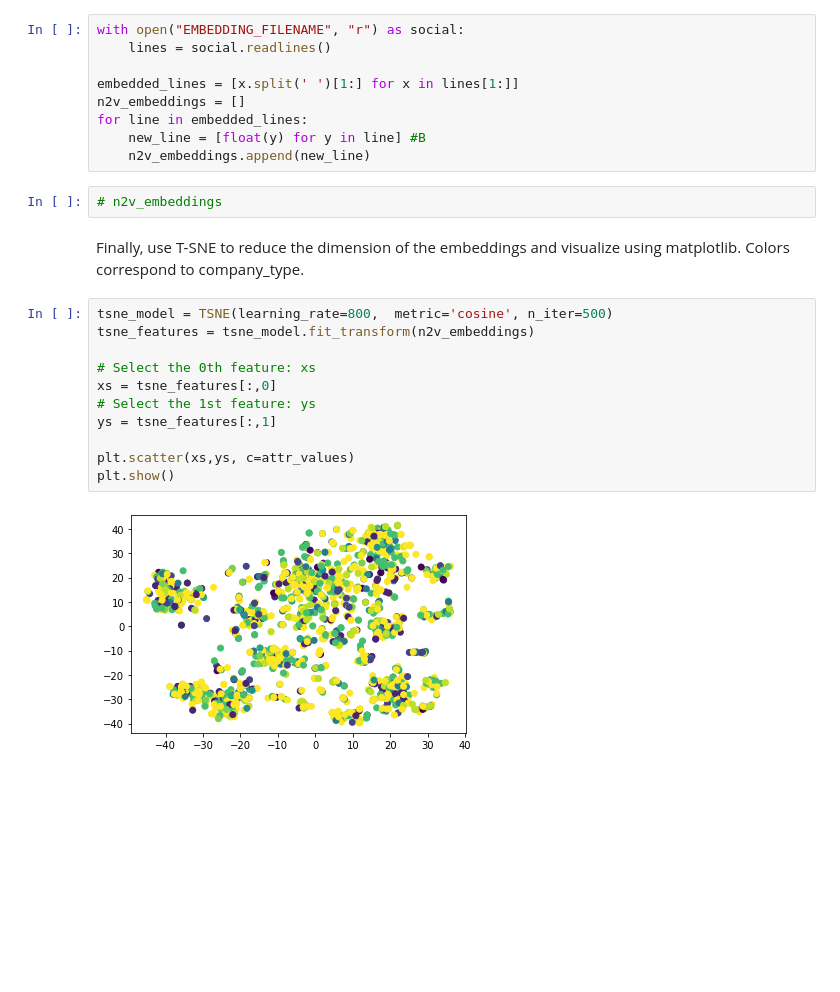
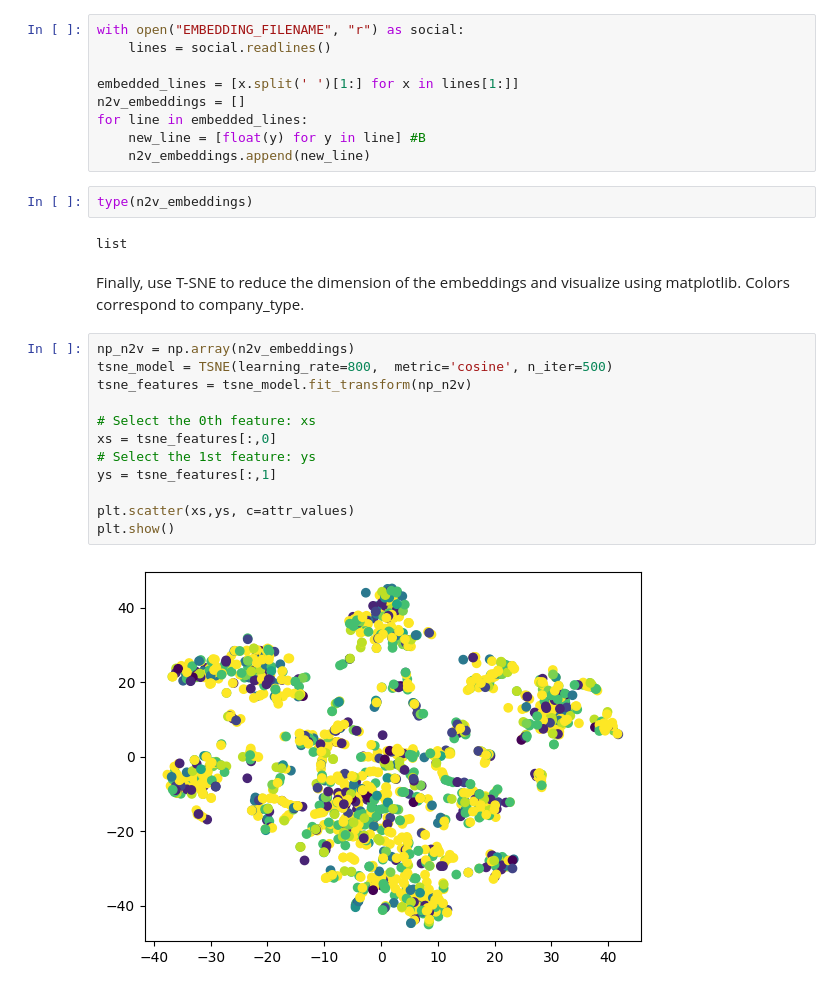
Before and after one commit to keitabroadwater/gnns_in_action, a Jupyter notebook: chapter_3/GNNinAction_Section_3_2.ipynb, the cells around one changed output. Cells and saved outputs as stored; diff of their text form; blank space fills up the shorter version.

```diff
--- a/chapter_3/GNNinAction_Section_3_2.ipynb
+++ b/chapter_3/GNNinAction_Section_3_2.ipynb
@@ -128,19 +128,22 @@ for line in embedded_lines:
     new_line = [float(y) for y in line] #B
     n2v_embeddings.append(new_line)
 # %%
-# n2v_embeddings
+type(n2v_embeddings)
+# %% [output]
+list
 # %% [markdown]
 Finally, use T-SNE to reduce the dimension of the embeddings and visualize using matplotlib. Colors correspond to company_type.
 # %%
+np_n2v = np.array(n2v_embeddings)
 tsne_model = TSNE(learning_rate=800,  metric='cosine', n_iter=500)
-tsne_features = tsne_model.fit_transform(n2v_embeddings)
+tsne_features = tsne_model.fit_transform(np_n2v)
 
 # Select the 0th feature: xs
 xs = tsne_features[:,0]
 # Select the 1st feature: ys
 ys = tsne_features[:,1]
 
 plt.scatter(xs,ys, c=attr_values)
 plt.show()
 # %% [output]
-[figure, old version]
+[figure, new version]
```
Also changed, not shown: parts of 1 cell of this notebook, 2 other files.
